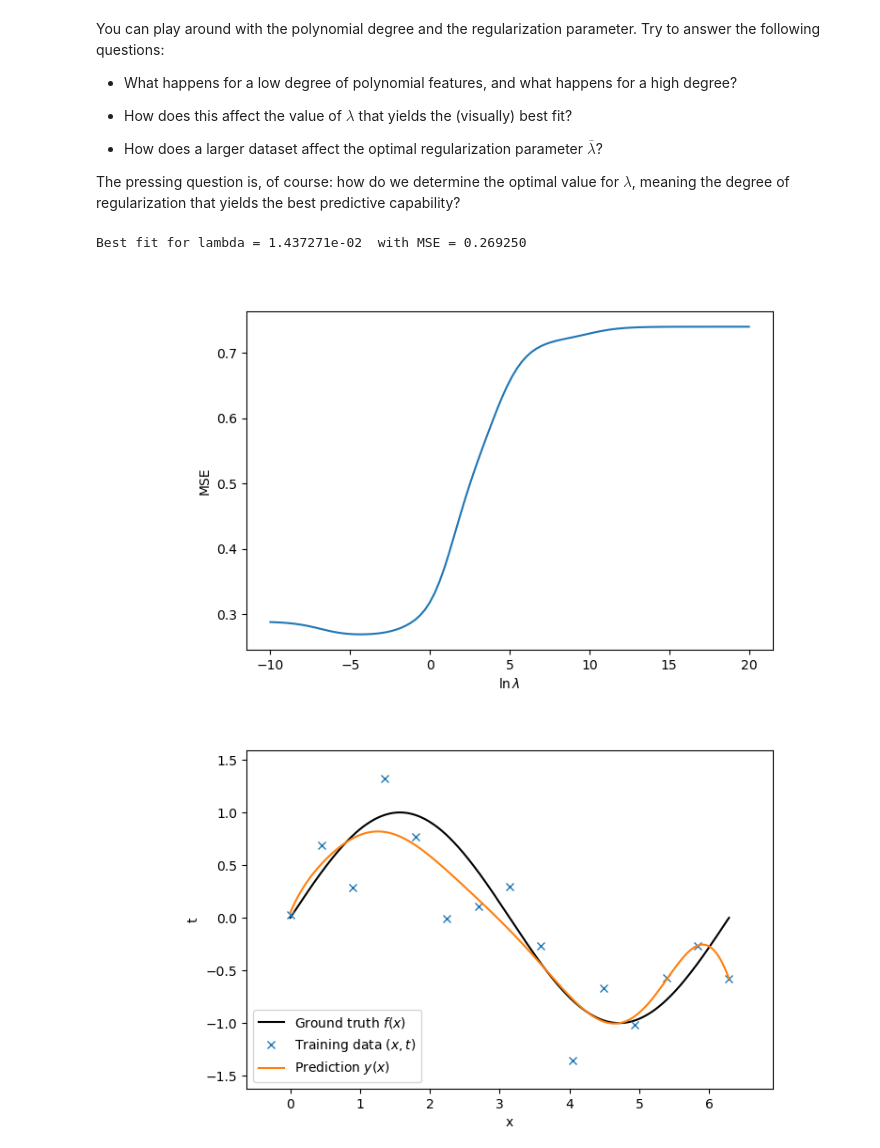
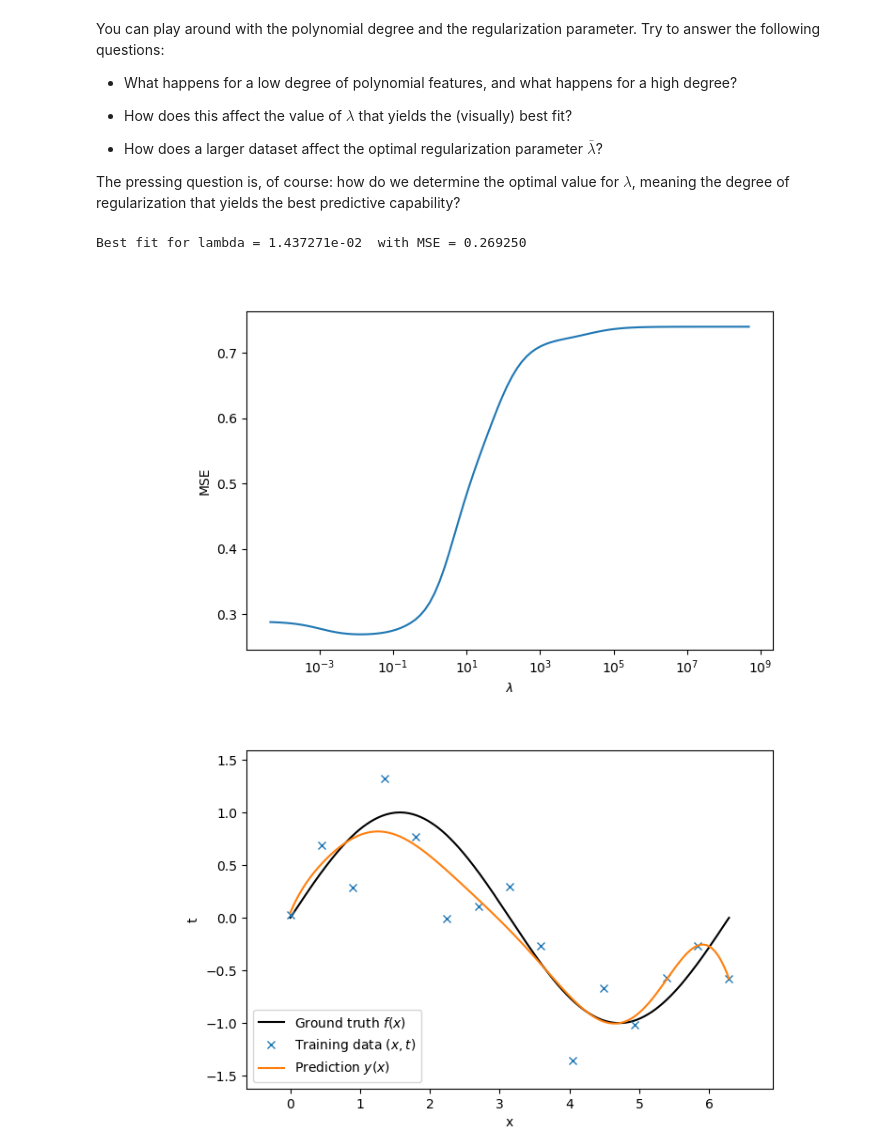
Before and after one commit to annepoot/mude, a Jupyter notebook: notebook_04_ridge-sgd.ipynb, the cells around one changed output. Saved outputs shown, nothing was run; the diff lists cells and outputs as text; code cells hidden in the pictures.

```diff
--- a/notebook_04_ridge-sgd.ipynb
+++ b/notebook_04_ridge-sgd.ipynb
@@ -42,13 +42,13 @@ def f_data(epsilon=0.5, N=20, **kwargs):
     return x, t
 
 # Get the observed data
-# x, t = f_data(xmin = -1, xmax = 1)
 x, t = f_data()
+x_pred = np.linspace(0, 2*np.pi, 1000)
 
 # Plot the data and the ground truth
 fig, ax = plt.subplots(figsize=(8,4.5))
 ax.set_position([0.2,0.1, 0.7, 0.8])
-plt.plot(x, f_truth(x), 'k-', label=r'Ground truth $f(x)$')
+plt.plot(x_pred, f_truth(x_pred), 'k-', label=r'Ground truth $f(x)$')
 plt.plot(x, t, 'x', label=r'Noisy data $(x,t)$')
 plt.xlabel('x')
 plt.ylabel('t')
@@ -199,37 +204,38 @@ The pressing question is, of course: how do we determine the optimal value for $
 # %%
 # set seed and generate data
 np.random.seed(4)
 x_train, t_train = f_data(N=15)
 x_val, t_val = f_data(N=500)
 
 # set up some vectores and params for the training
-lams    = np.linspace(-10,20,100)
+lams    = np.logspace(-10,20,100,base=np.exp(1))
 mse_val = np.zeros_like(lams)
 x_plot  = np.linspace(0, 2*np.pi, 1000)[:,None]
 degree  = 9
 
 # loop over all lambdas
 for i, lam in enumerate(lams):
-    t_pred = predict(x_train, t_train, x_val, PolynomialBasis, degree=degree, lam=np.exp(lam))
+    t_pred = predict(x_train, t_train, x_val, PolynomialBasis, degree=degree, lam=lam)
     mse_val[i] = sum((t_val - t_pred)**2) / len(x_val)
 
 # find lambda with minimum mse
 loc = np.argmin(mse_val)
 lam_min = lams[loc]
 mse_min = mse_val[loc]
-print("Best fit for lambda = {:e}  with MSE = {:4f}".format(np.exp(lam_min), mse_min))
+print("Best fit for lambda = {:e}  with MSE = {:4f}".format(lam_min, mse_min))
 
 # plot mse over ln(lambda)
 fig, ax = plt.subplots(figsize=(8,4.5))
 ax.set_position([0.2,0.1, 0.7, 0.8])
 # fig, ax = plt.subplots(figsize=(6,4))
 ax.plot(lams, mse_val)
-ax.set_xlabel(r'$\mathrm{ln}\,\lambda$')
+ax.set_xlabel(r'$\lambda$')
 ax.set_ylabel(r'MSE')
+ax.set_xscale('log')
 plt.show()
 # %% [output]
 Best fit for lambda = 1.437271e-02  with MSE = 0.269250
-[figure, old version]
+[figure, new version]
 # %%
 # Let's take a look at our regularized solution
 plot = magicplotter(f_data, f_truth, predict, x_plot, x_train, t_train,
```
Also changed, not shown: parts of 6 cells of this notebook.
